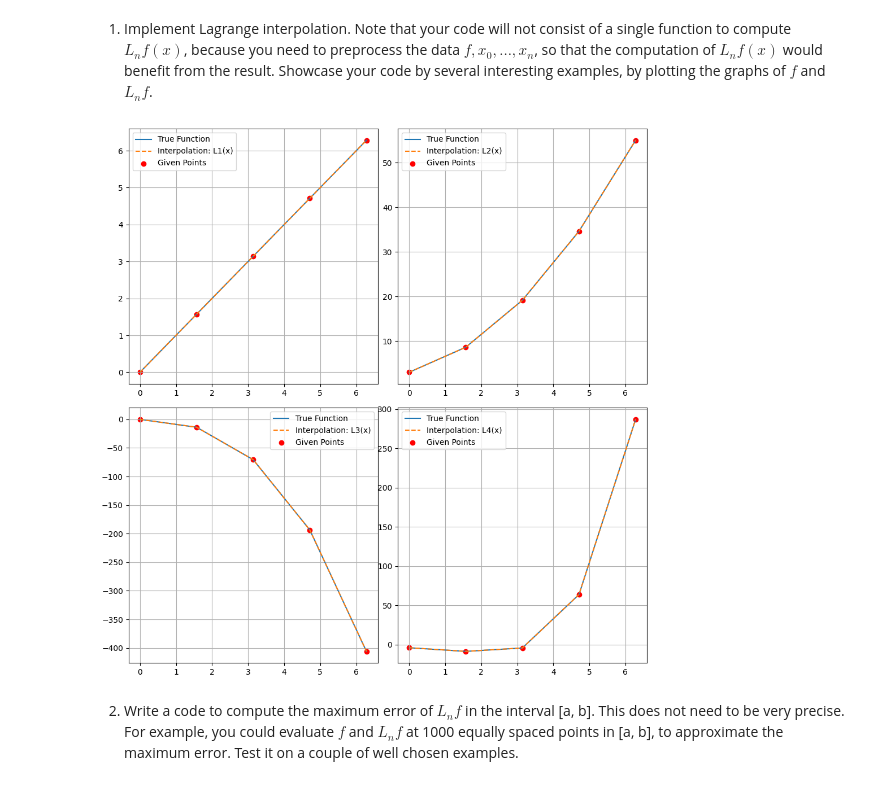
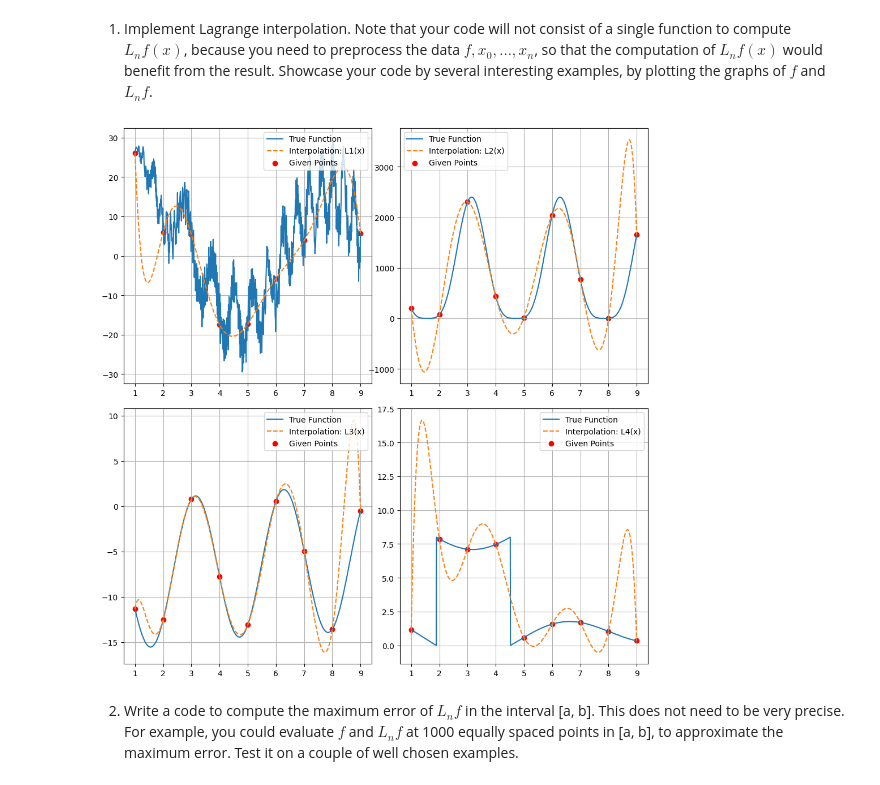
Before and after one commit to SkylarBitar/Math317-Lab3, a Jupyter notebook: MATH317_lab3.ipynb, the cells around one changed output. Drawn from its saved outputs; the diff is of its cells as text; code cells hidden in the pictures.

```diff
--- a/MATH317_lab3.ipynb
+++ b/MATH317_lab3.ipynb
@@ -27,74 +27,78 @@ import numpy as np
 import matplotlib.pyplot as plt
 
 def f1(x):
-    return x # Linear
+    return math.sin(x**16) + 2*math.sin(x**8) + 4*math.sin(x**4) + 8*math.sin(x**2) + 16*math.sin(x)
 
 def f2(x):
-    return x**2 + 2*x + 3 # Polynomial, Order 2
+    return math.pow(7*math.cos(x), 4)
 
 def f3(x):
-    return -x**3 - 4*x**2 # Polynomial, Order 3
+    return math.log(x) - math.pow(4*math.sin(x), 2)
 
 def f4(x):
-    return (1/4)*x**4 - (5/2)*x**2 - 4 # Polynomial, Order 4
+    return (math.sin(x/8) + math.cos(x/4) - math.sin(x/2) + math.cos(x)) % 8
 
-xValues = [0, math.pi/2, math.pi, 3*math.pi/2, 2*math.pi] # Test Values
+xValues = range(1, 10) # Want minimal points to highlight interpolation, otherwise it will be difficult to
+# visualize discrepancy
+
 L1 = Lagrange(f1, xValues) # We calculate the Lagrange polynomial for each testcase
 L2 = Lagrange(f2, xValues)
 L3 = Lagrange(f3, xValues)
 L4 = Lagrange(f4, xValues)
 
-yTrue1 = [f1(xi) for xi in xValues] # Find the true points
-yInterpolated1 = [L1(xi) for xi in xValues] # And the interpolated points to compare
+nodes = np.linspace(min(xValues), max(xValues), 1000)
 
-yTrue2 = [f2(xi) for xi in xValues]
-yInterpolated2 = [L2(xi) for xi in xValues]
+yTrue1 = [f1(xi) for xi in nodes] # Find the true points
+yInterpolated1 = [L1(xi) for xi in nodes] # And the interpolated points to compare
 
-yTrue3 = [f3(xi) for xi in xValues]
-yInterpolated3 = [L3(xi) for xi in xValues]
+yTrue2 = [f2(xi) for xi in nodes]
+yInterpolated2 = [L2(xi) for xi in nodes]
 
-yTrue4 = [f4(xi) for xi in xValues]
-yInterpolated4 = [L4(xi) for xi in xValues]
+yTrue3 = [f3(xi) for xi in nodes]
+yInterpolated3 = [L3(xi) for xi in nodes]
+
+yTrue4 = [f4(xi) for xi in nodes]
+yInterpolated4 = [L4(xi) for xi in nodes]
 
 plt.figure(figsize=(14, 10)) # We will create subplots to easily show all 4 result
 
 # For f1
 plt.subplot(2, 2, 1)
-plt.plot(xValues, yTrue1, label="True Function") # We plot the true functions against the interpolation
-plt.plot(xValues, yInterpolated1, linestyle="--", label="Interpolation: L1(x)")
+plt.plot(nodes, yTrue1, label="True Function") # We plot the true functions against the interpolation
+plt.plot(nodes, yInterpolated1, linestyle="--", label="Interpolation: L1(x)")
 plt.scatter(xValues, [f1(xi) for xi in xValues], color="red", label="Given Points") # And highlight the points we used
 plt.grid(True)
-plt.legend(loc='upper left') # And repeat the same for all 4 testcases
+plt.legend(loc='upper right') # And repeat the same for all 4 testcases
 
 # For f2
 plt.subplot(2, 2, 2)
-plt.plot(xValues, yTrue2, label="True Function")
-plt.plot(xValues, yInterpolated2, linestyle="--", label="Interpolation: L2(x)")
+plt.plot(nodes, yTrue2, label="True Function")
+plt.plot(nodes, yInterpolated2, linestyle="--", label="Interpolation: L2(x)")
 plt.scatter(xValues, [f2(xi) for xi in xValues], color="red", label="Given Points")
 plt.grid(True)
 plt.legend(loc='upper left')
 
 # For f3
 plt.subplot(2, 2, 3)
-plt.plot(xValues, yTrue3, label="True Function")
-plt.plot(xValues, yInterpolated3, linestyle="--", label="Interpolation: L3(x)")
+plt.plot(nodes, yTrue3, label="True Function")
+plt.plot(nodes, yInterpolated3, linestyle="--", label="Interpolation: L3(x)")
 plt.scatter(xValues, [f3(xi) for xi in xValues], color="red", label="Given Points")
 plt.grid(True)
 plt.legend(loc='upper right')
 
 # For f4
 plt.subplot(2, 2, 4)
-plt.plot(xValues, yTrue4, label="True Function")
-plt.plot(xValues, yInterpolated4, linestyle="--", label="Interpolation: L4(x)")
+plt.plot(nodes, yTrue4, label="True Function")
+plt.plot(nodes, yInterpolated4, linestyle="--", label="Interpolation: L4(x)")
 plt.scatter(xValues, [f4(xi) for xi in xValues], color="red", label="Given Points")
 plt.grid(True)
-plt.legend(loc='upper left')
+plt.legend(loc='upper right')
 
 plt.tight_layout()
 plt.subplots_adjust(right=0.7)
 plt.show()
 # %% [output]
-[figure, old version]
+[figure, new version]
 # %% [markdown]
 2. Write a code to compute the maximum error of $L_nf$ in the interval [a, b]. This does not need to be very precise. For example, you could evaluate $f$ and $L_nf$ at 1000 equally spaced points in [a, b], to approximate the maximum error. Test it on a couple of well chosen examples.
 # %%
```
Also changed, not shown: parts of 1 cell of this notebook.
